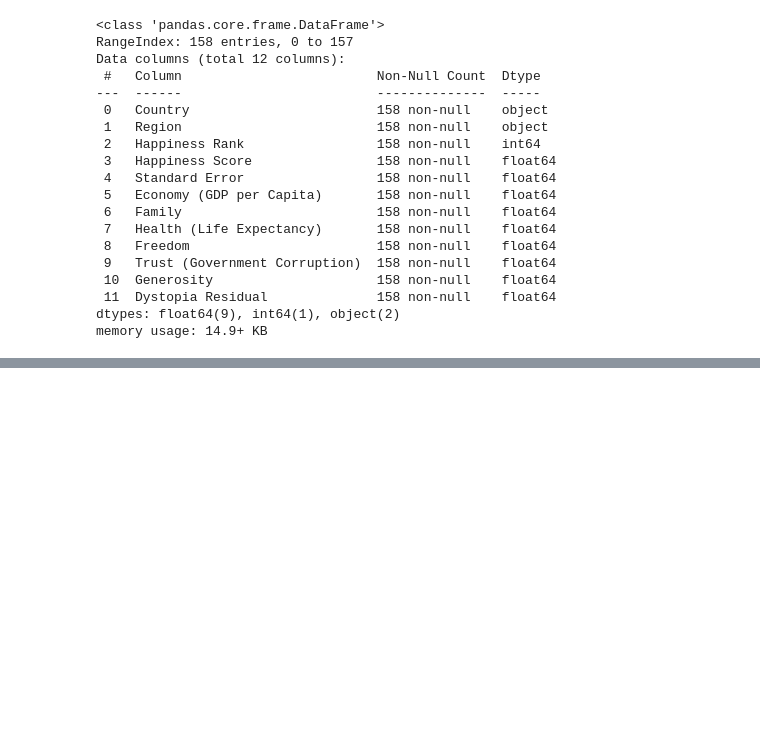
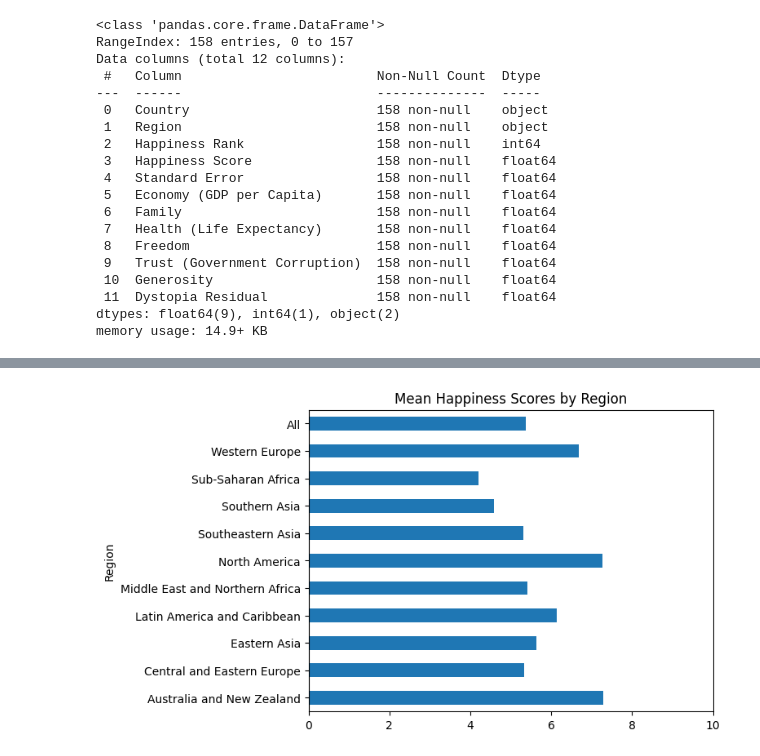
Before and after one commit to NasuYue/AB_testing_google_udemy, a Jupyter notebook: Part3_Data-Cleaning-in-Python/Data Aggregation/Data-Aggregation.ipynb, the cells around one changed output, grey strips where cells are left out. Cells and saved outputs as stored; diff of their text form; code cells hidden in the pictures; blank space fills up the shorter version.

```diff
--- a/Part3_Data-Cleaning-in-Python/Data Aggregation/Data-Aggregation.ipynb
+++ b/Part3_Data-Cleaning-in-Python/Data Aggregation/Data-Aggregation.ipynb
@@ -53,0 +200,9 @@ memory usage: 14.9+ KB
+# %%
+pv_happiness = happiness2015.pivot_table(values='Happiness Score', index='Region', aggfunc=np.mean, margins=True)
+pv_happiness.plot(kind='barh',xlim=(0,10),title='Mean Happiness Scores by Region',legend=False)
+# An all column, but the bar doesn't follow any order like asec or sec
+
+world_mean_happiness=happiness2015['Happiness Score'].mean()
+# world_mean_happiness is 5.37573417721519 and value in all column is 5.375734
+# %% [output]
+[figure, added]
```
Also changed, not shown: parts of 18 cells of this notebook.
